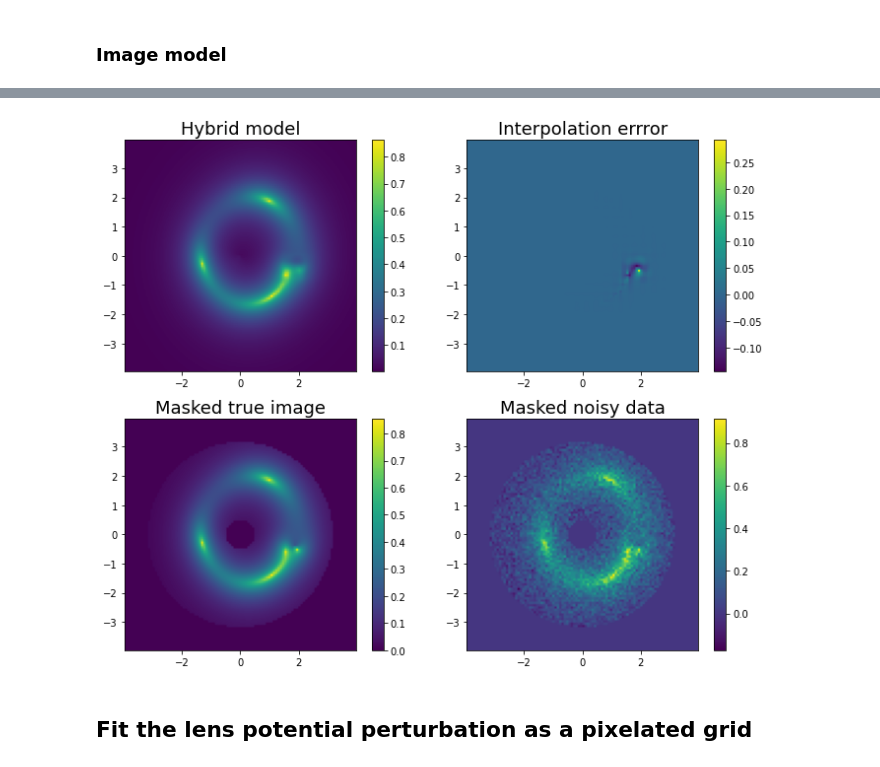
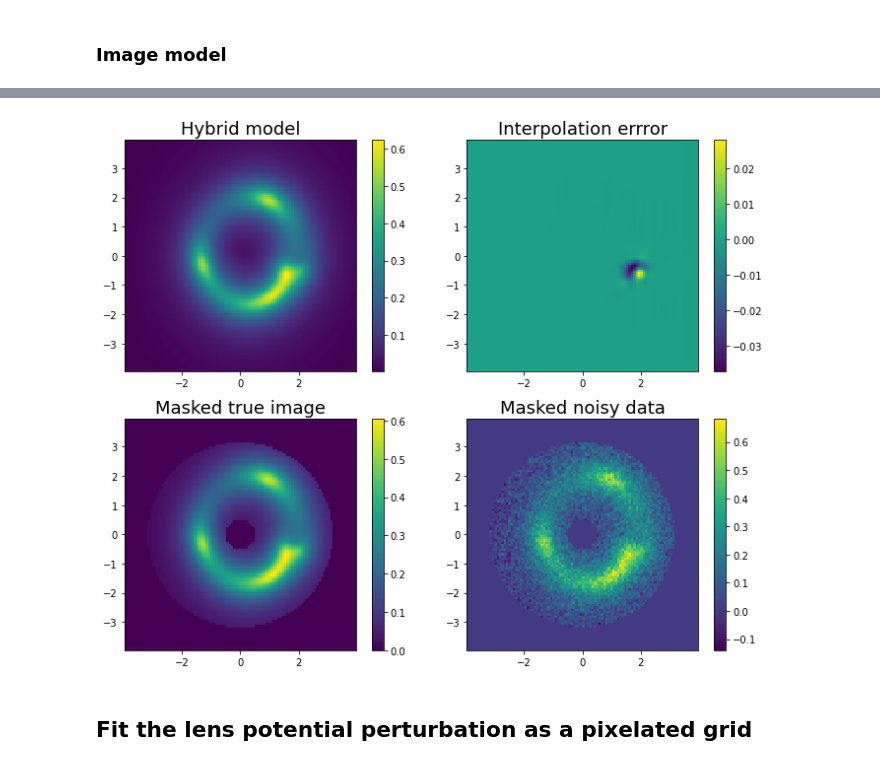
Before and after one commit to Herculens/herculens, a Jupyter notebook: notebooks/fit_pixelated_compact_potential.ipynb, the cells around one changed output, grey strips where cells are left out. Drawn from its saved outputs; the diff is of its cells as text; code cells hidden in the pictures.

Commit message:
Update and add new notebooks for example situations (smooth and pixelated modeling)

```diff
--- a/notebooks/fit_pixelated_compact_potential.ipynb
+++ b/notebooks/fit_pixelated_compact_potential.ipynb
@@ -8,11 +8,12 @@ __last update__: 21/07/21
 # Basic imports
 from time import time
 import numpy as np
-from scipy.optimize import minimize, Bounds, LinearConstraint
 import matplotlib.pyplot as plt
 from copy import deepcopy
 import corner
+from scipy import ndimage
 %matplotlib inline
+plt.rc('image', interpolation='none')
 
 # Basic JAX
 import jax
@@ -107,7 +108,7 @@ kwargs_hybrid_lens_mass = [kwargs_true_lens_mass[0],
                             'psi_grid': psi_grid_true_lowres}]  # Transpose so that image_model works properly
 
 # Test interpolating the low-res hybrid model to the original grid
-psi_grid_interp = hybrid_lens_mass_model.potential(x_grid, y_grid, kwargs_hybrid_lens_mass, k=1).T
+psi_grid_interp = hybrid_lens_mass_model.potential(x_grid, y_grid, kwargs_hybrid_lens_mass, k=1)
 
 # Plot
 fig, axes = plt.subplots(1, 3, figsize=(15, 4))
@@ -126,13 +127,13 @@ fig.tight_layout()
 ### PSF
 Ignore the PSF for now.
 # %%
-kwargs_psf = {'psf_type': 'NONE', 'fwhm': 0.3}
+kwargs_psf = {'psf_type': 'GAUSSIAN', 'fwhm': 0.3}
 psf = PSF(**kwargs_psf)
 # %% [markdown]
 ### Noise
 # %%
 # Noise
-exp_time = 100
+exp_time = None
 sigma_bkd = 0.05
 kwargs_noise = {'background_rms': sigma_bkd, 'exposure_time': exp_time}
 noise = Noise(npix, npix, **kwargs_noise)
@@ -173,8 +175,4 @@ fig.tight_layout()
 # %%
-# Define a new noise class with true error map from the simulation above
-kwargs_noise_hybrid = {'background_rms': sigma_bkd, 'noise_map': np.sqrt(lens_image.Noise.C_D)}
-noise_hybrid = Noise(npix, npix, **kwargs_noise_hybrid)
-
 # Hybrid image model for fitting
 hybrid_lens_image = LensImage(pixel_grid, psf, noise_class=noise_hybrid,
                                 lens_model_class=hybrid_lens_mass_model,
@@ -185,34 +183,34 @@ hybrid_lens_image = LensImage(pixel_grid, psf, noise_class=noise_hybrid,
 # Test the hybrid model with the true low-res perturbation grid
 hybrid_image = hybrid_lens_image.model(kwargs_lens=kwargs_hybrid_lens_mass,
                                         kwargs_source=kwargs_source_light,
                                         kwargs_lens_light=kwargs_lens_light)
 
 # Generate a mask
 rmin = 0.5
 rmax = 3.2
 # Original grid
 radius = np.hypot(x_grid, y_grid)
 mask = ((radius >= rmin) & (radius <= rmax)).astype(float)
 # Low-res grid
 radius_lowres = np.hypot(x_grid_lowres, y_grid_lowres)
 mask_lowres = ((radius_lowres >= rmin) & (radius_lowres <= rmax)).astype(float)
 
 # Plot
 fig, axes = plt.subplots(2, 2, figsize=(10, 8))
 (ax1, ax2), (ax3, ax4) = axes
 img1 = ax1.imshow(hybrid_image, origin='lower', extent=extent)
 img2 = ax2.imshow(image - hybrid_image, origin='lower', extent=extent)
 img3 = ax3.imshow(mask * image, origin='lower', extent=extent)
 img4 = ax4.imshow(mask * data, origin='lower', extent=extent)
 ax1.set_title("Hybrid model", fontsize=FS)
 ax2.set_title("Interpolation errror", fontsize=FS)
 ax3.set_title("Masked true image", fontsize=FS)
 ax4.set_title("Masked noisy data", fontsize=FS)
 for img, ax in zip((img1, img2, img3, img4), np.ravel(axes)):
     fig.colorbar(img, ax=ax)
 fig.tight_layout()
 # %% [output]
-[figure, old version]
+[figure, new version]
 # %% [markdown]
 ## Fit the lens potential perturbation as a pixelated grid
 # %% [markdown]
```
Also changed, not shown: parts of 24 cells of this notebook, 16 other files.
